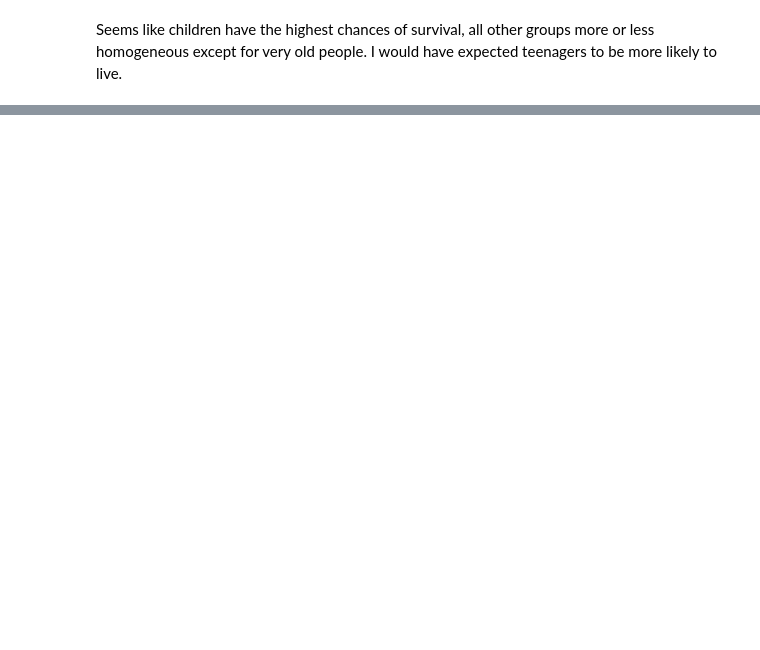
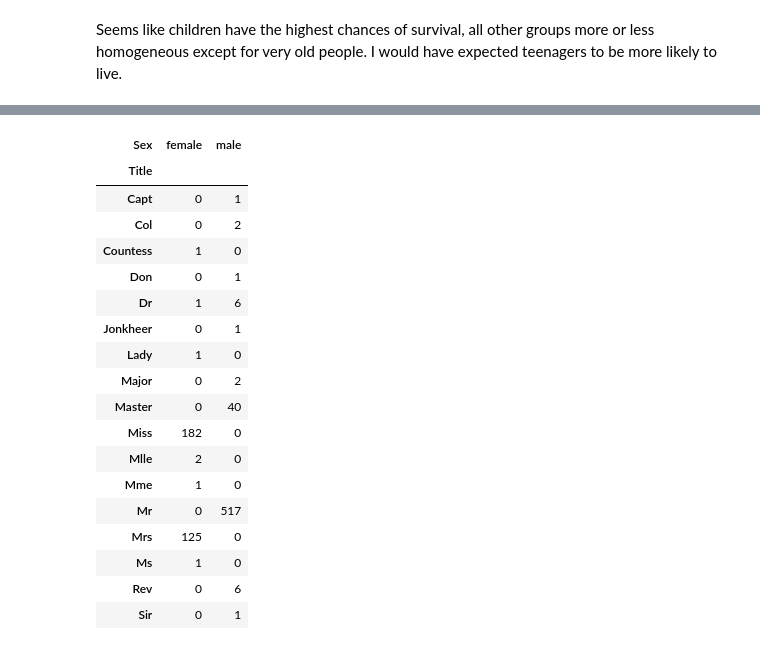
Before and after one commit to ch-pat/machine-learning, a Jupyter notebook: notebooks/titanic/results.ipynb, the cells around one changed output, grey strips where cells are left out. Drawn from its saved outputs; the diff is of its cells as text; code cells hidden in the pictures; blank space fills up the shorter version.

```diff
--- a/notebooks/titanic/results.ipynb
+++ b/notebooks/titanic/results.ipynb
@@ -151,0 +176,15 @@ Seems like children have the highest chances of survival, all other groups more
+# %%
+# Remove Cabin feature: we don't know how to interpret the cabin position from its name. Cabin position might have to do with survival, but we have no way of knowing it.
+try:
+    train = train.drop("Cabin", axis=1)
+    test = test.drop("Cabin", axis=1)
+except:
+    # Already removed
+    pass
+# Remove ticket as well, it probably has no meaning
+try:
+    train = train.drop("Ticket", axis=1)
+    test = test.drop("Ticket", axis=1)
+except:
+    # Already removed
+    pass
@@ -151,0 +201,5 @@ Seems like children have the highest chances of survival, all other groups more
+# %%
+# Fill missing values with S
+train.Embarked = train.Embarked.fillna("S")
+# Check and do the same for test dataset
+test.Embarked.value_counts()  # No missing values
@@ -151,0 +215,24 @@ Seems like children have the highest chances of survival, all other groups more
+# %%
+for dataset in [train, test]:
+    dataset["Title"] = dataset.Name.str.extract(" ([A-Za-z]+)\.", expand=False)
+pd.crosstab(train.Title, train.Sex)
+# %% [output]
+| Sex | female | male |
+| Title |  |  |
+| Capt | 0 | 1 |
+| Col | 0 | 2 |
+| Countess | 1 | 0 |
+| Don | 0 | 1 |
+| Dr | 1 | 6 |
+| Jonkheer | 0 | 1 |
+| Lady | 1 | 0 |
+| Major | 0 | 2 |
+| Master | 0 | 40 |
+| Miss | 182 | 0 |
+| Mlle | 2 | 0 |
+| Mme | 1 | 0 |
+| Mr | 0 | 517 |
+| Mrs | 125 | 0 |
+| Ms | 1 | 0 |
+| Rev | 0 | 6 |
+| Sir | 0 | 1 |
```
Also changed, not shown: parts of 14 cells of this notebook.
